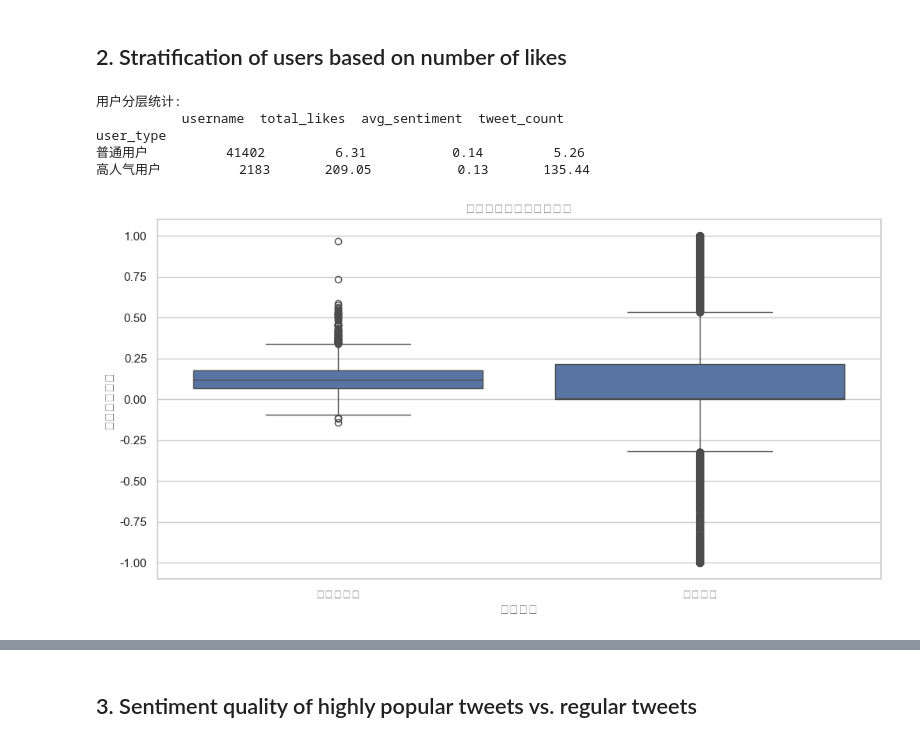
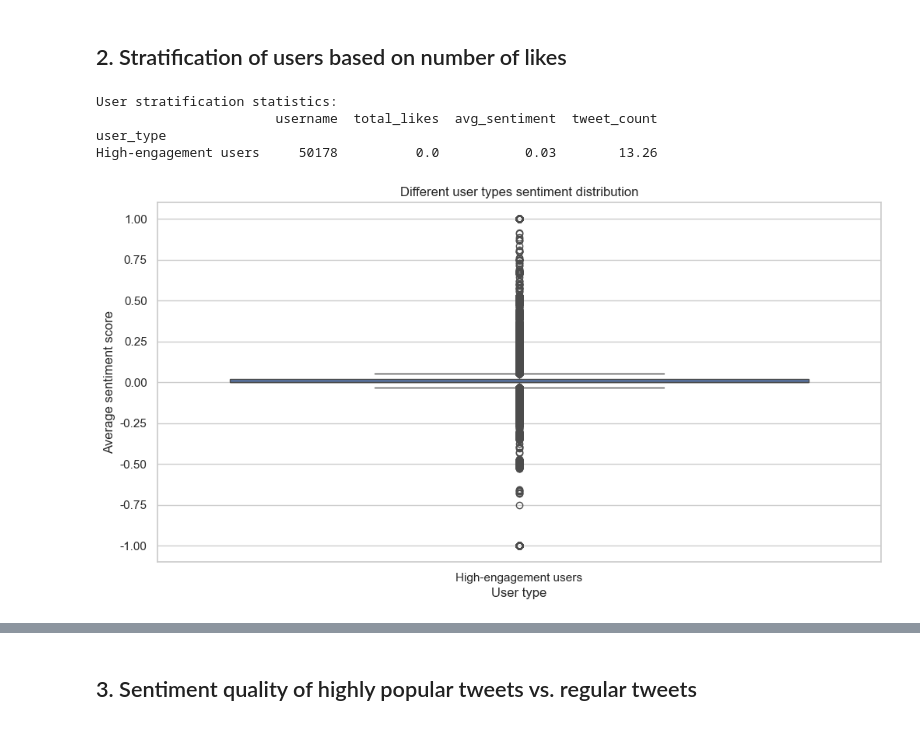
Before and after one commit to INdieCogneuro/IE684-TweetMiner_Market_Sentiment_Analysis, a Jupyter notebook: 4_Analysis/6_User Engagement and Sentiment Diffusion Analysis.ipynb, the cells around one changed output, grey strips where cells are left out. Drawn from its saved outputs; the diff is of its cells as text; code cells hidden in the pictures.

```diff
--- a/4_Analysis/6_User Engagement and Sentiment Diffusion Analysis.ipynb
+++ b/4_Analysis/6_User Engagement and Sentiment Diffusion Analysis.ipynb
@@ -62,38 +99,53 @@ print(f"Total likes: {df['likes'].sum()}")
 
 ## 2. Stratification of users based on number of likes
 # %%
-# calculate the total likes and average sentiment for each user
-user_engagement = df.groupby('username').agg({
-    'likes': 'sum',
-    'finbert_score': ['mean', 'std', 'count']
+
+
+
+import ast
+def extract_likes(likes_info):
+    if pd.isna(likes_info):
+        return 0
+    try:
+        if isinstance(likes_info, str):
+            likes_info = ast.literal_eval(likes_info)
+        return likes_info.get('total', 0)
+    except Exception:
+        return 0
+
+merged_df['likes_num'] = merged_df['likes'].apply(extract_likes)
+
+# calculate the sentiment statistics
+user_engagement = merged_df.groupby('user').agg({
+    'likes_num': 'sum',
+    'sentiment_score': ['mean', 'std', 'count']
 }).reset_index()
 
 user_engagement.columns = ['username', 'total_likes', 'avg_sentiment', 'sentiment_std', 'tweet_count']
 
-# define the user stratification standard
-like_threshold = user_engagement['total_likes'].quantile(0.95)  # top 5% users
+# user stratification
+like_threshold = user_engagement['total_likes'].quantile(0.95)
 user_engagement['user_type'] = np.where(user_engagement['total_likes'] >= like_threshold, 'High-engagement users', 'Regular users')
 
-# show the user stratification statistics
+# show the stratification statistics
 print("User stratification statistics:")
 print(user_engagement.groupby('user_type').agg({
     'username': 'count',
     'total_likes': 'mean',
     'avg_sentiment': 'mean',
     'tweet_count': 'mean'
 }).round(2))
 
-# visualize the user stratification
+
 plt.figure(figsize=(12, 6))
 sns.boxplot(x='user_type', y='avg_sentiment', data=user_engagement)
 plt.title('Different user types sentiment distribution')
 plt.xlabel('User type')
 plt.ylabel('Average sentiment score')
 plt.show()
 # %% [output]
-用户分层统计:
-           username  total_likes  avg_sentiment  tweet_count
+User stratification statistics:
+                       username  total_likes  avg_sentiment  tweet_count
 user_type
-普通用户          41402         6.31           0.14         5.26
-高人气用户          2183       209.05           0.13       135.44
+High-engagement users     50178          0.0           0.03        13.26
-[figure, old version]
+[figure, new version]
```
Also changed, not shown: parts of 6 cells of this notebook, 3 other files.
